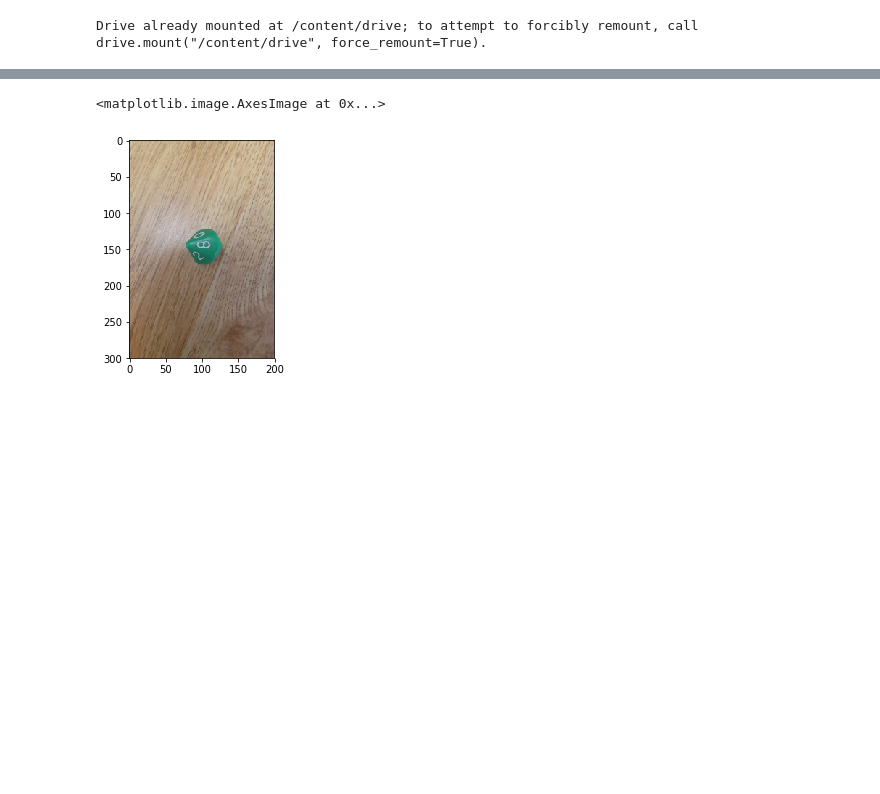
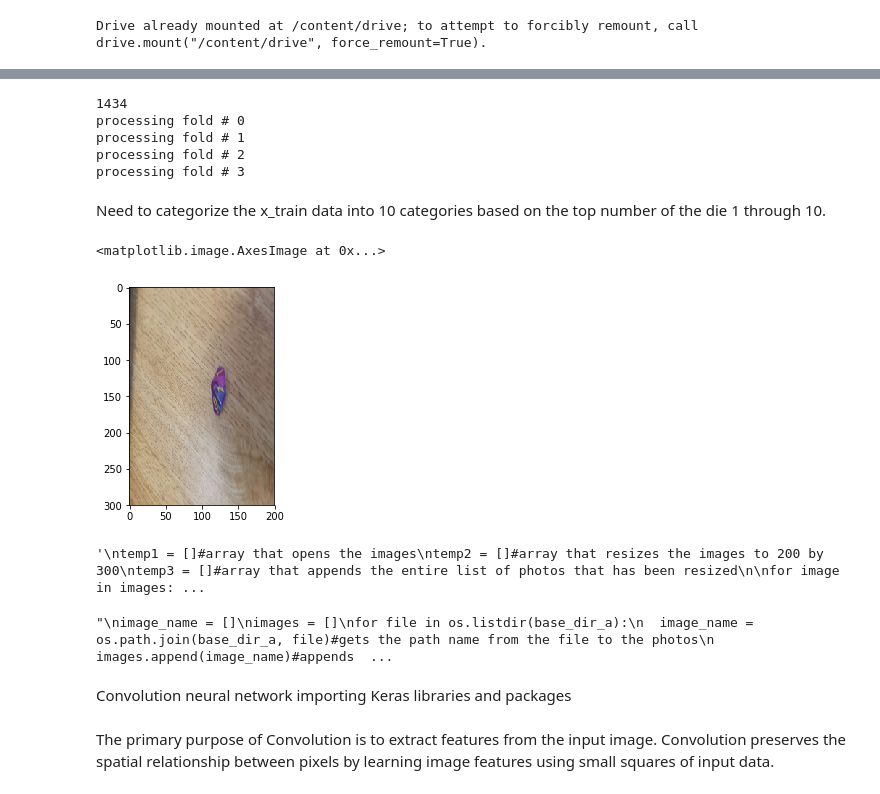
Before and after one commit to ColeAlves/DiceDetector, a Jupyter notebook: DiceDector.ipynb, the cells around one changed output, grey strips where cells are left out. Drawn from its saved outputs; the diff is of its cells as text; code cells hidden in the pictures; blank space fills up the shorter version.

```diff
--- a/DiceDector.ipynb
+++ b/DiceDector.ipynb
@@ -64,12 +180,74 @@ print(images[7])
+# %%
+k = 4
+num_val_samples = len(x_train) // k
+
+print(len(y_train))
+
+for ii in range(k):
+  print('processing fold #', ii)
+  val_data = x_train[ii * num_val_samples: (ii + 1) * num_val_samples]
+  val_targets = y_train[ii * num_val_samples: (ii +1) * num_val_samples]
+
+  partial_train_data = np.concatenate(
+    [x_train[:ii * num_val_samples],
+    x_train[(ii + 1) * num_val_samples:]], axis = 0)
+
+  partial_train_targets = np.concatenate(
+    [y_train[:ii * num_val_samples],
+    y_train[(ii + 1) * num_val_samples:]], axis = 0)
+# %% [output]
+1434
+processing fold # 0
+processing fold # 1
+processing fold # 2
+processing fold # 3
+# %% [markdown]
+
+Need to categorize the x_train data into 10 categories based on the top number of the die 1 through 10.
+# %%
+import matplotlib.pyplot as plt
+plt.imshow(x_train[4, :, :, :])
+# %% [output]
+<matplotlib.image.AxesImage at 0x...>
+[figure, added]
 # %%
-temp1 = []
-temp2 = []
-temp3 = []
+'''
+temp1 = []#array that opens the images
+temp2 = []#array that resizes the images to 200 by 300
+temp3 = []#array that appends the entire list of photos that has been resized
+
 for image in images:
   temp1 = Image.open(image)
   temp2 = temp1.resize((200,300),Image.ANTIALIAS)
   temp3.append(temp2)
-plt.imshow(temp3[0])
+'''
+#plt.imshow(temp3[0])
 # %% [output]
-<matplotlib.image.AxesImage at 0x...>
+'\ntemp1 = []#array that opens the images\ntemp2 = []#array that resizes the images to 200 by 300\ntemp3 = []#array that appends the entire list of photos that has been resized\n\nfor image in images: ...
-[figure, removed]
+# %%
+'''
+image_name = []
+images = []
+for file in os.listdir(base_dir_a):
+  image_name = os.path.join(base_dir_a, file)#gets the path name from the file to the photos
+  images.append(image_name)#appends the path name to the images array
+#print(images[7]) #/content/drive/My Drive/dicePictures/dicePhotos/EightSideGreen/013_008.jpg
+
+temp1 = []#array that opens the images
+temp2 = []#array that resizes the images to 200 by 300
+temp3 = []#array that appends the entire list of photos that has been resized
+base_dir_save = '/content/drive/My Drive/dicePictures/dicePhotos/Running'
+
+for image in images:
+  temp1 = Image.open(image)
+  temp2 = temp1.resize((200,300),Image.ANTIALIAS)
+  temp3.append(temp2)
+#copy2(temp1[0], base_dir_save)
+'''
+#plt.imshow(temp3[0])
+#print(temp3[:])
+# %% [output]
+"\nimage_name = []\nimages = []\nfor file in os.listdir(base_dir_a):\n  image_name = os.path.join(base_dir_a, file)#gets the path name from the file to the photos\n  images.append(image_name)#appends  ...
+# %% [markdown]
+Convolution neural network
+importing Keras libraries and packages
@@ -75,0 +264,2 @@ plt.imshow(temp3[0])
+# %% [markdown]
+The primary purpose of Convolution is to extract features from the input image. Convolution preserves the spatial relationship between pixels by learning image features using small squares of input data.
```
Also changed, not shown: parts of 22 cells of this notebook.
